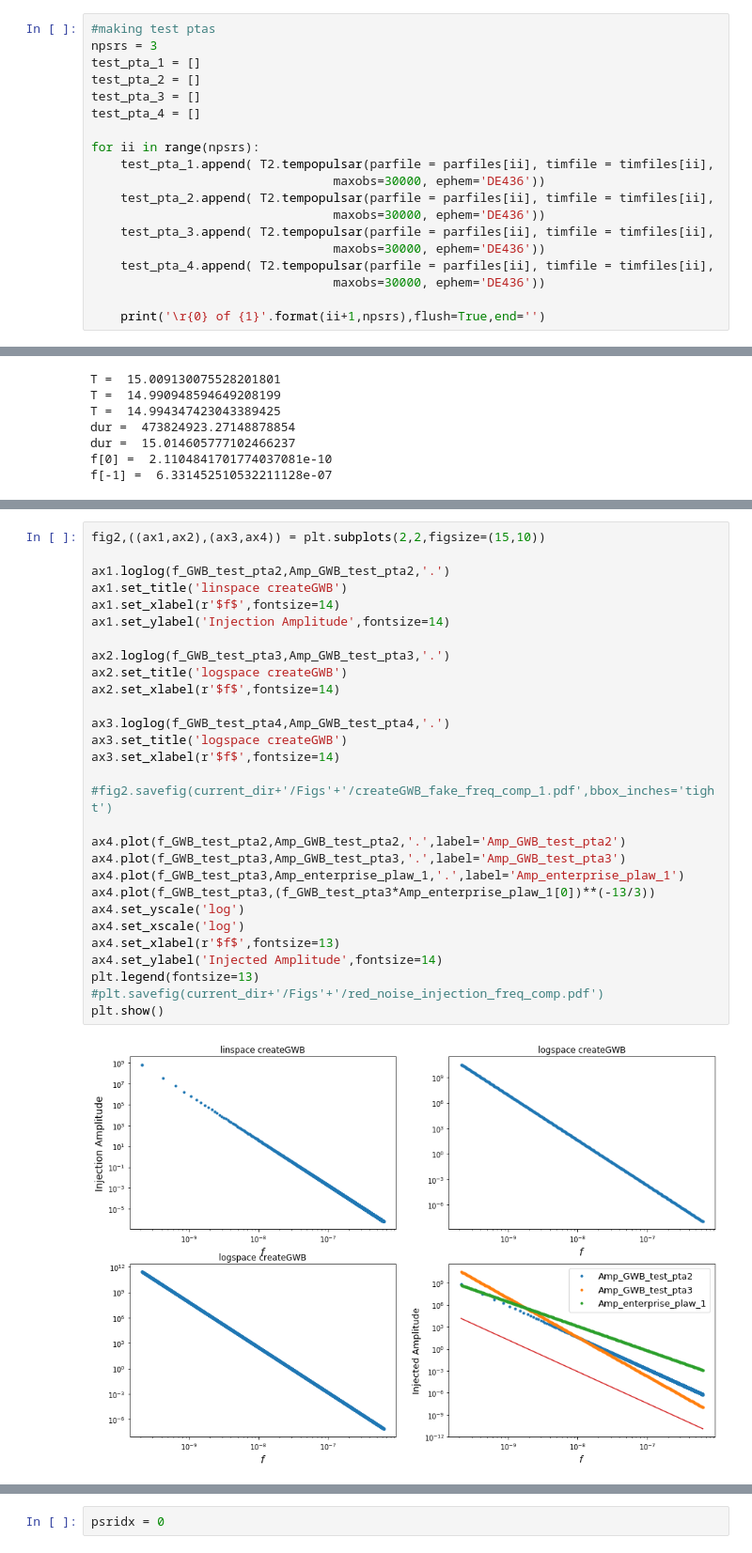
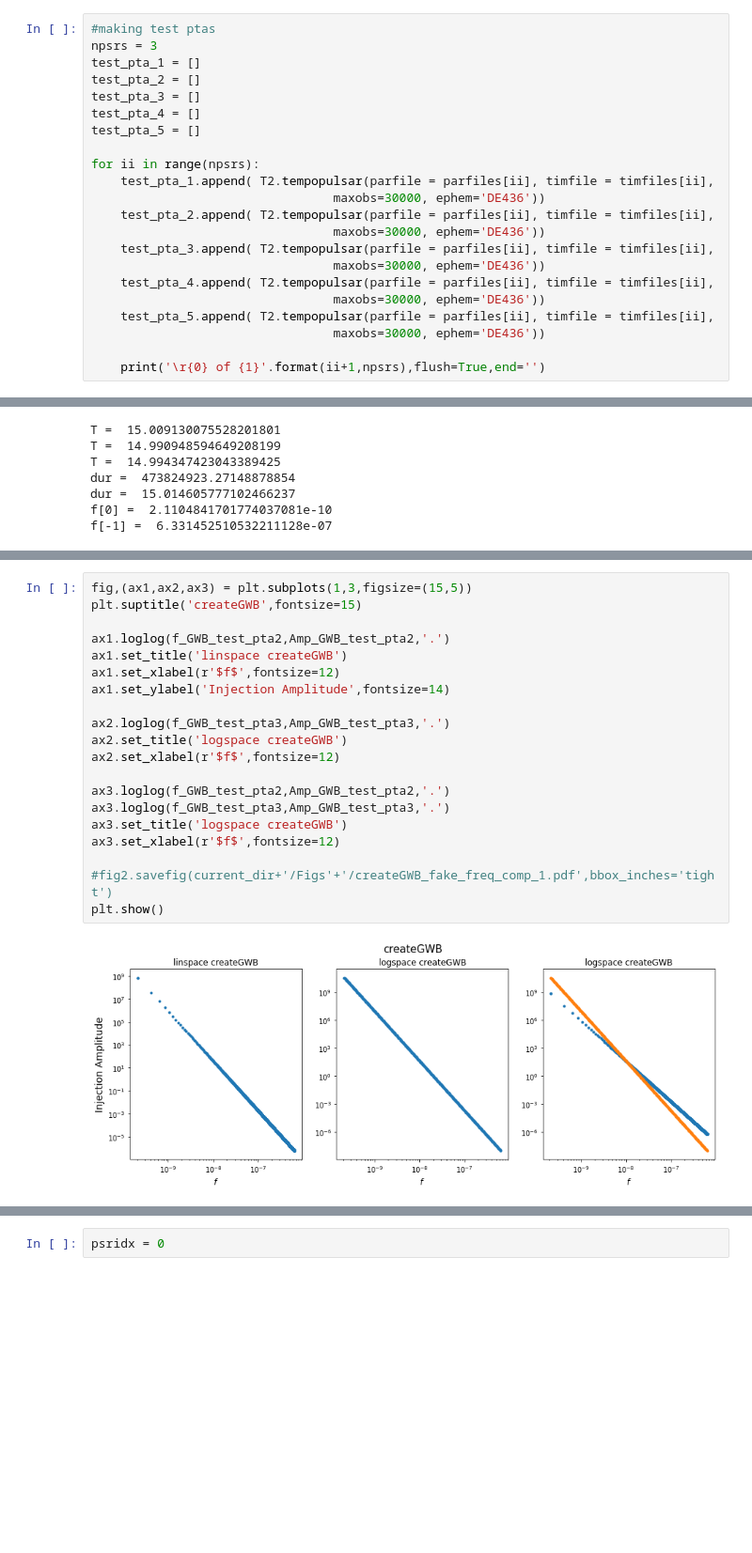
Before and after one commit to LBJ-Wade/NANOGrav, a Jupyter notebook: BackgroundInjections/toasim_testing/comparisons_v2.ipynb, the cells around one changed output, grey strips where cells are left out. Shown at 94% size. Saved outputs shown, nothing was run; the diff lists cells and outputs as text; blank space fills up the shorter version.

Commit message:
Continue scaling work for injections in log vs linear

```diff
--- a/BackgroundInjections/toasim_testing/comparisons_v2.ipynb
+++ b/BackgroundInjections/toasim_testing/comparisons_v2.ipynb
@@ -246,6 +260,7 @@ test_pta_1 = []
 test_pta_2 = []
 test_pta_3 = []
 test_pta_4 = []
+test_pta_5 = []
 
 for ii in range(npsrs):
     test_pta_1.append( T2.tempopulsar(parfile = parfiles[ii], timfile = timfiles[ii],
@@ -256,6 +271,8 @@ for ii in range(npsrs):
                                  maxobs=30000, ephem='DE436'))
     test_pta_4.append( T2.tempopulsar(parfile = parfiles[ii], timfile = timfiles[ii],
                                  maxobs=30000, ephem='DE436'))
+    test_pta_5.append( T2.tempopulsar(parfile = parfiles[ii], timfile = timfiles[ii],
+                                 maxobs=30000, ephem='DE436'))
 
     print('\r{0} of {1}'.format(ii+1,npsrs),flush=True,end='')
 # %% [output]
@@ -316,31 +407,22 @@ plt.yscale('log')
 # %%
-fig2,((ax1,ax2),(ax3,ax4)) = plt.subplots(2,2,figsize=(15,10))
+fig,(ax1,ax2,ax3) = plt.subplots(1,3,figsize=(15,5))
+plt.suptitle('createGWB',fontsize=15)
 
 ax1.loglog(f_GWB_test_pta2,Amp_GWB_test_pta2,'.')
 ax1.set_title('linspace createGWB')
-ax1.set_xlabel(r'$f$',fontsize=14)
+ax1.set_xlabel(r'$f$',fontsize=12)
 ax1.set_ylabel('Injection Amplitude',fontsize=14)
 
 ax2.loglog(f_GWB_test_pta3,Amp_GWB_test_pta3,'.')
 ax2.set_title('logspace createGWB')
-ax2.set_xlabel(r'$f$',fontsize=14)
+ax2.set_xlabel(r'$f$',fontsize=12)
 
-ax3.loglog(f_GWB_test_pta4,Amp_GWB_test_pta4,'.')
+ax3.loglog(f_GWB_test_pta2,Amp_GWB_test_pta2,'.')
+ax3.loglog(f_GWB_test_pta3,Amp_GWB_test_pta3,'.')
 ax3.set_title('logspace createGWB')
-ax3.set_xlabel(r'$f$',fontsize=14)
+ax3.set_xlabel(r'$f$',fontsize=12)
 
 #fig2.savefig(current_dir+'/Figs'+'/createGWB_fake_freq_comp_1.pdf',bbox_inches='tight')
-
-ax4.plot(f_GWB_test_pta2,Amp_GWB_test_pta2,'.',label='Amp_GWB_test_pta2')
-ax4.plot(f_GWB_test_pta3,Amp_GWB_test_pta3,'.',label='Amp_GWB_test_pta3')
-ax4.plot(f_GWB_test_pta3,Amp_enterprise_plaw_1,'.',label='Amp_enterprise_plaw_1')
-ax4.plot(f_GWB_test_pta3,(f_GWB_test_pta3*Amp_enterprise_plaw_1[0])**(-13/3))
-ax4.set_yscale('log')
-ax4.set_xscale('log')
-ax4.set_xlabel(r'$f$',fontsize=13)
-ax4.set_ylabel('Injected Amplitude',fontsize=14)
-plt.legend(fontsize=13)
-#plt.savefig(current_dir+'/Figs'+'/red_noise_injection_freq_comp.pdf')
 plt.show()
 # %% [output]
-[figure, old version]
+[figure, new version]
```
Also changed, not shown: parts of 60 cells of this notebook, 1 other file.
